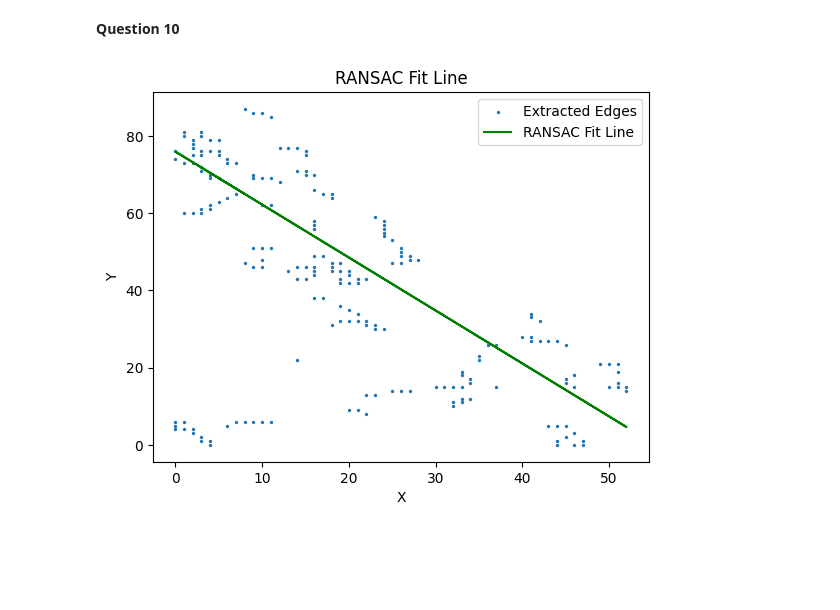
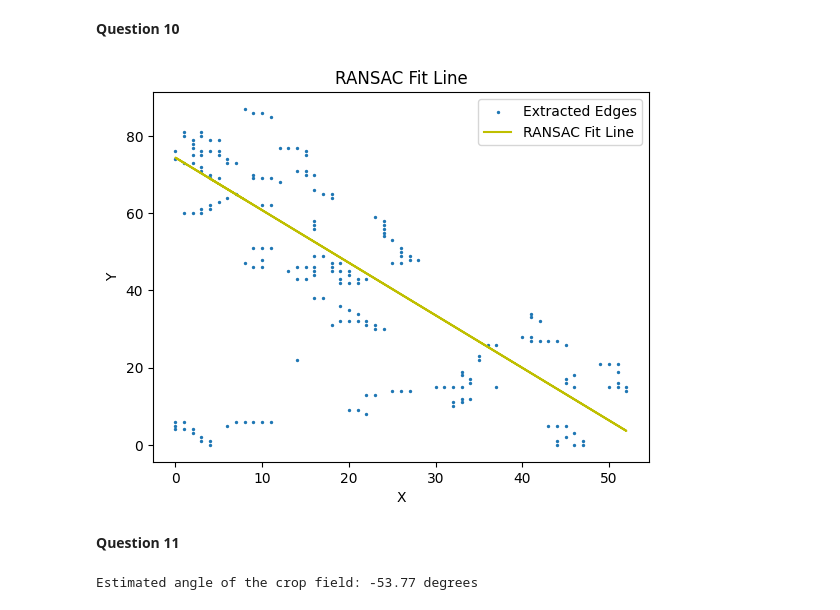
Before and after one commit to thej20d/VS-NEW, a Jupyter notebook: Assignment/Assignment 02/Assignment 2.ipynb, the cells around one changed output. Cells and saved outputs as stored; diff of their text form; code cells hidden in the pictures; blank space fills up the shorter version.

```diff
--- a/Assignment/Assignment 02/Assignment 2.ipynb
+++ b/Assignment/Assignment 02/Assignment 2.ipynb
@@ -192,32 +192,63 @@ import matplotlib.pyplot as plt
 
 img = cv.imread('Crop_field_cropped.jpg', cv.IMREAD_GRAYSCALE)
 
 
 edges = cv.Canny(img, 550 , 690)
 indices = np.where(edges != [0])
 x = indices[1]
 y = indices[0]
 
 # Initialize RANSAC model
 ransac = RANSACRegressor()
 
 # Fit RANSAC model
 ransac.fit(x.reshape(-1, 1), y)
 
 # Extract slope and intercept
 m_ransac = ransac.estimator_.coef_[0]
 c_ransac = ransac.estimator_.intercept_
 
 # Calculate y values for the RANSAC fit line
 y_ransac = m_ransac * x + c_ransac
 
 # Plot scatter plot and RANSAC fit line
 plt.scatter(x, y, s=2, label='Extracted Edges')
-plt.plot(x, y_ransac, color='green', label='RANSAC Fit Line')
+plt.plot(x, y_ransac, color='y', label='RANSAC Fit Line')
 plt.title('RANSAC Fit Line')
 plt.xlabel('X')
 plt.ylabel('Y')
 plt.legend()
 plt.show()
 # %% [output]
-[figure, old version]
+[figure, new version]
+# %% [markdown]
+**Question 11**
+# %%
+from sklearn.linear_model import RANSACRegressor
+import cv2 as cv
+import numpy as np
+import matplotlib.pyplot as plt
+
+img = cv.imread('Crop_field_cropped.jpg', cv.IMREAD_GRAYSCALE)
+
+
+edges = cv.Canny(img, 550 , 690)
+indices = np.where(edges != [0])
+x = indices[1]
+y = indices[0]
+
+# Initialize RANSAC model
+ransac = RANSACRegressor()
+
+# Fit RANSAC model
+ransac.fit(x.reshape(-1, 1), y)
+
+# Extract slope of the fitted line
+slope = ransac.estimator_.coef_[0]
+
+# Calculate angle from slope (assuming y-axis is pointing downwards)
+angle_deg = np.degrees(np.arctan(slope))
+
+print("Estimated angle of the crop field: {:.2f} degrees".format(angle_deg))
+# %% [output]
+Estimated angle of the crop field: -53.77 degrees
```
